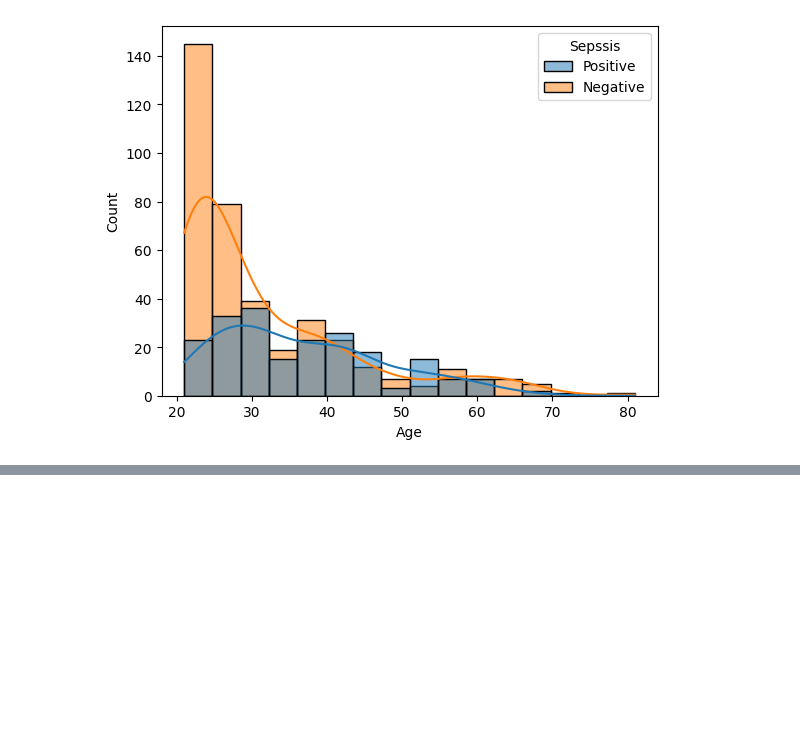
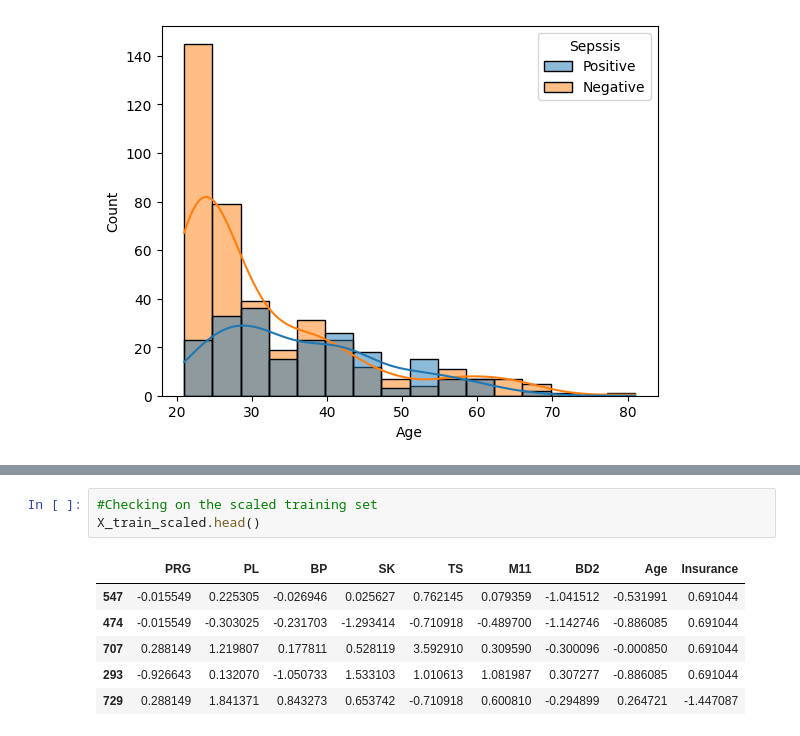
Before and after one commit to Vaniskemunto/Sepsis_Prediction_FastAPI, a Jupyter notebook: sepsis_p5.ipynb, the cells around one changed output, grey strips where cells are left out. Drawn from its saved outputs; the diff is of its cells as text; blank space fills up the shorter version.

```diff
--- a/sepsis_p5.ipynb
+++ b/sepsis_p5.ipynb
@@ -305,0 +437,10 @@ sns.histplot(data=train_df,x='Age',hue='Sepssis',kde=True)
+# %%
+#Checking on the scaled training set
+X_train_scaled.head()
+# %% [output]
+|  | PRG | PL | BP | SK | TS | M11 | BD2 | Age | Insurance |
+| 547 | -0.015549 | 0.225305 | -0.026946 | 0.025627 | 0.762145 | 0.079359 | -1.041512 | -0.531991 | 0.691044 |
+| 474 | -0.015549 | -0.303025 | -0.231703 | -1.293414 | -0.710918 | -0.489700 | -1.142746 | -0.886085 | 0.691044 |
+| 707 | 0.288149 | 1.219807 | 0.177811 | 0.528119 | 3.592910 | 0.309590 | -0.300096 | -0.000850 | 0.691044 |
+| 293 | -0.926643 | 0.132070 | -1.050733 | 1.533103 | 1.010613 | 1.081987 | 0.307277 | -0.886085 | 0.691044 |
+| 729 | 0.288149 | 1.841371 | 0.843273 | 0.653742 | -0.710918 | 0.600810 | -0.294899 | 0.264721 | -1.447087 |
```
Also changed, not shown: parts of 44 cells of this notebook, 2 other files.
